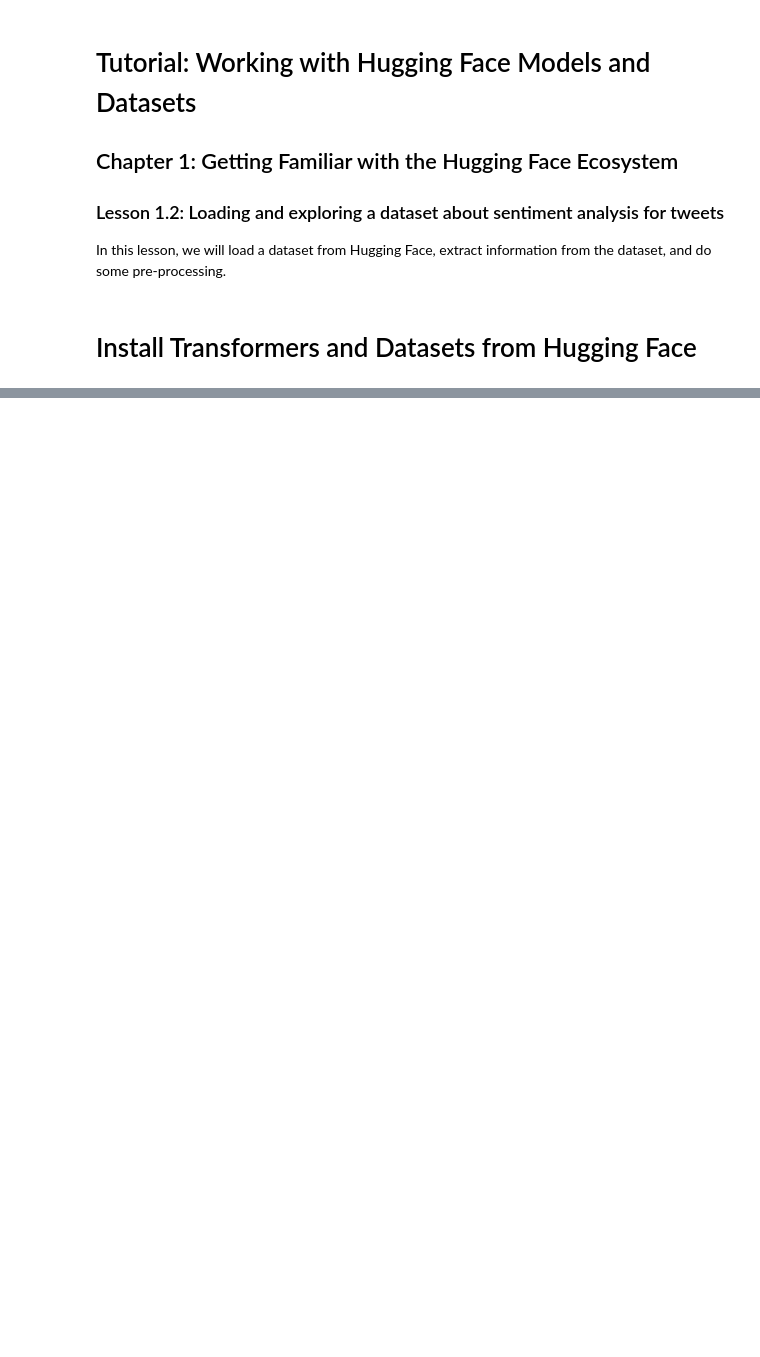
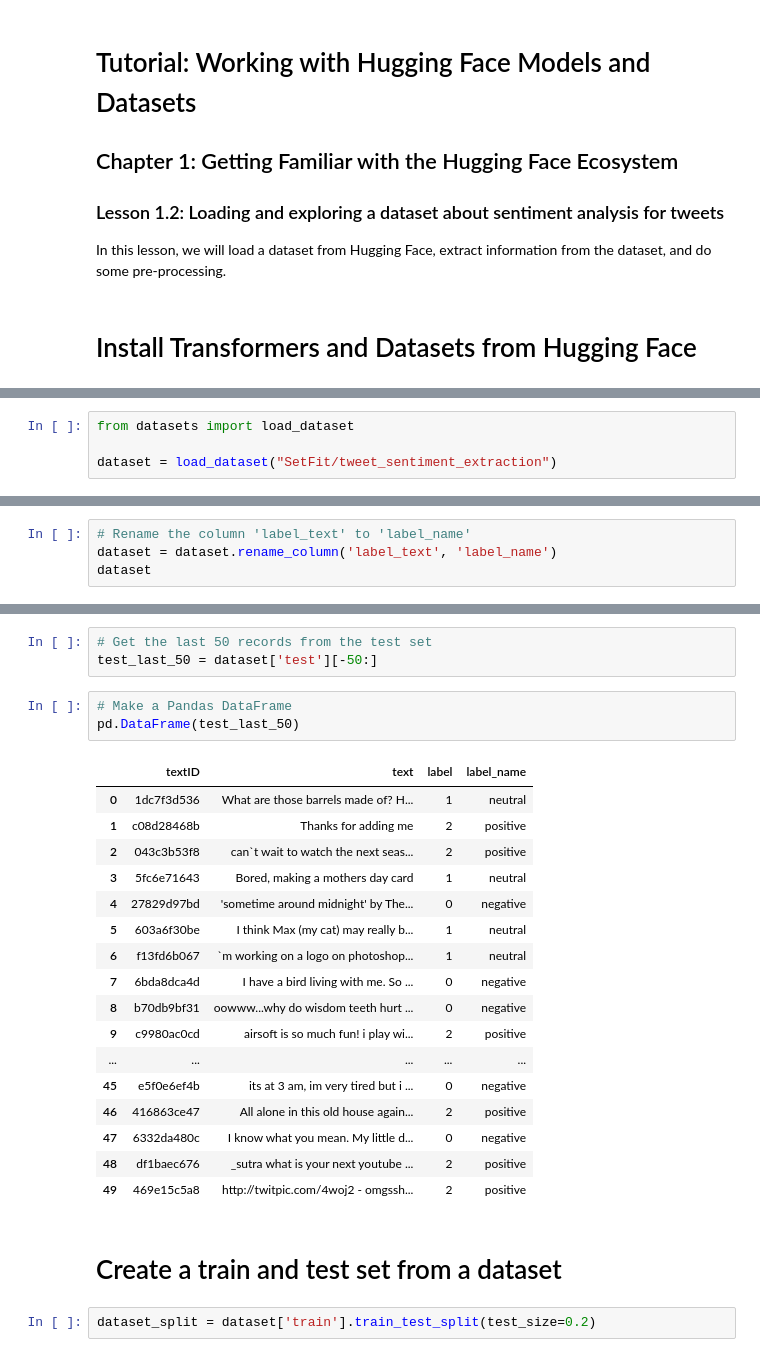
Before and after one commit to anyuanay/medium, a Jupyter notebook: src/working_huggingface/Working_with_HuggingFace_ch1_huging_face_ecosystem_using_datasets.ipynb, the cells around one changed output, grey strips where cells are left out. Drawn from its saved outputs; the diff is of its cells as text; blank space fills up the shorter version.

```diff
--- a/src/working_huggingface/Working_with_HuggingFace_ch1_huging_face_ecosystem_using_datasets.ipynb
+++ b/src/working_huggingface/Working_with_HuggingFace_ch1_huging_face_ecosystem_using_datasets.ipynb
@@ -295,0 +35,4 @@ For your next steps, take a look at our [How-to guides](https://huggingface.co/d
+# %%
+from datasets import load_dataset
+
+dataset = load_dataset("SetFit/tweet_sentiment_extraction")
@@ -295,0 +64,4 @@ For your next steps, take a look at our [How-to guides](https://huggingface.co/d
+# %%
+# Rename the column 'label_text' to 'label_name'
+dataset = dataset.rename_column('label_text', 'label_name')
+dataset
@@ -295,0 +101,28 @@ For your next steps, take a look at our [How-to guides](https://huggingface.co/d
+# %%
+# Get the last 50 records from the test set
+test_last_50 = dataset['test'][-50:]
+# %%
+# Make a Pandas DataFrame
+pd.DataFrame(test_last_50)
+# %% [output]
+|  | textID | text | label | label_name |
+| 0 | 1dc7f3d536 | What are those barrels made of? H... | 1 | neutral |
+| 1 | c08d28468b | Thanks for adding me | 2 | positive |
+| 2 | 043c3b53f8 | can`t wait to watch the next seas... | 2 | positive |
+| 3 | 5fc6e71643 | Bored, making a mothers day card | 1 | neutral |
+| 4 | 27829d97bd | 'sometime around midnight' by The... | 0 | negative |
+| 5 | 603a6f30be | I think Max (my cat) may really b... | 1 | neutral |
+| 6 | f13fd6b067 | `m working on a logo on photoshop... | 1 | neutral |
+| 7 | 6bda8dca4d | I have a bird living with me. So ... | 0 | negative |
+| 8 | b70db9bf31 | oowww...why do wisdom teeth hurt ... | 0 | negative |
+| 9 | c9980ac0cd | airsoft is so much fun! i play wi... | 2 | positive |
+| ... | ... | ... | ... | ... |
+| 45 | e5f0e6ef4b | its at 3 am, im very tired but i ... | 0 | negative |
+| 46 | 416863ce47 | All alone in this old house again... | 2 | positive |
+| 47 | 6332da480c | I know what you mean. My little d... | 0 | negative |
+| 48 | df1baec676 | _sutra what is your next youtube ... | 2 | positive |
+| 49 | 469e15c5a8 | http://twitpic.com/4woj2 - omgssh... | 2 | positive |
+# %% [markdown]
+# Create a train and test set from a dataset
+# %%
+dataset_split = dataset['train'].train_test_split(test_size=0.2)
```
Also changed, not shown: parts of 59 cells of this notebook.
